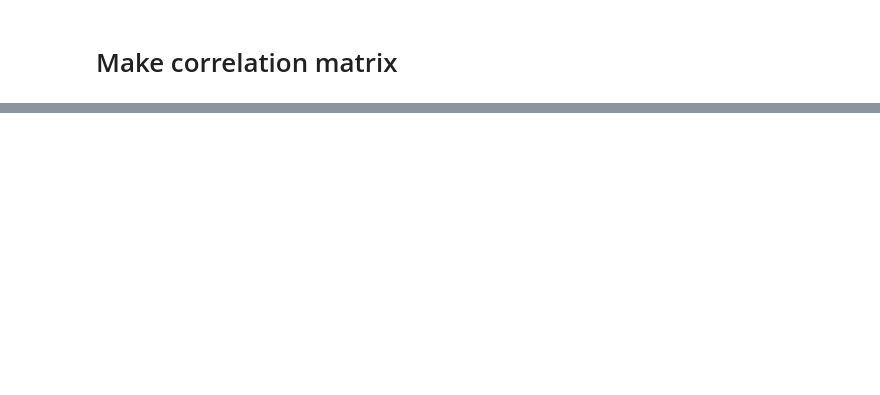
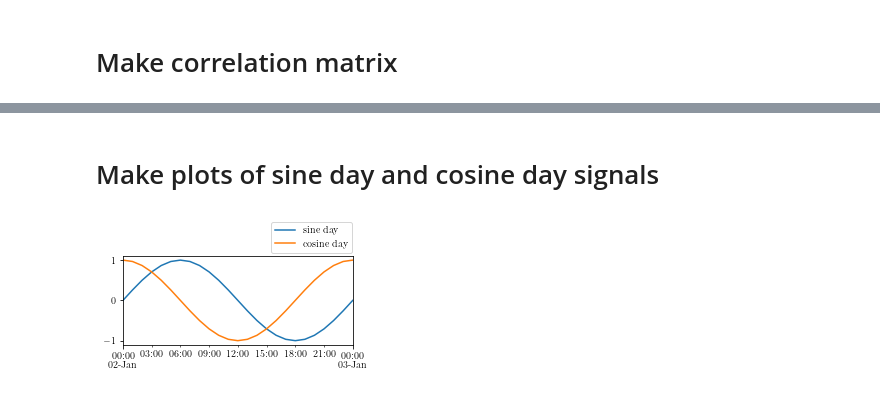
Before and after one commit to simoncarlen/forecasting_project, a Jupyter notebook: jupyter_notebooks/data_exploration.ipynb, the cells around one changed output, grey strips where cells are left out. Drawn from its saved outputs; the diff is of its cells as text; code cells hidden in the pictures; blank space fills up the shorter version.

```diff
--- a/jupyter_notebooks/data_exploration.ipynb
+++ b/jupyter_notebooks/data_exploration.ipynb
@@ -105,0 +91,10 @@ ax = sns.heatmap(mat, mask=mask, annot = True, linewidths=0.5, fmt = ".2f", squa
+# %% [markdown]
+# Make plots of sine day and cosine day signals
+# %%
+fig, ax1 = plt.subplots(constrained_layout = True, figsize = (3.75, 2.15))
+df['2016-01-02 00:00:00':'2016-01-03 00:00:00'][['sine day', 'cosine day']].plot(ax=ax1)
+plt.xlabel('')
+plt.legend(loc='lower right', bbox_to_anchor= (1.0, 1.025), ncol=1, borderaxespad=0.1)
+plt.savefig('../plots/time_signals.pdf')
+# %% [output]
+[figure, added]
```
Also changed, not shown: parts of 3 cells of this notebook, 5 other files.
